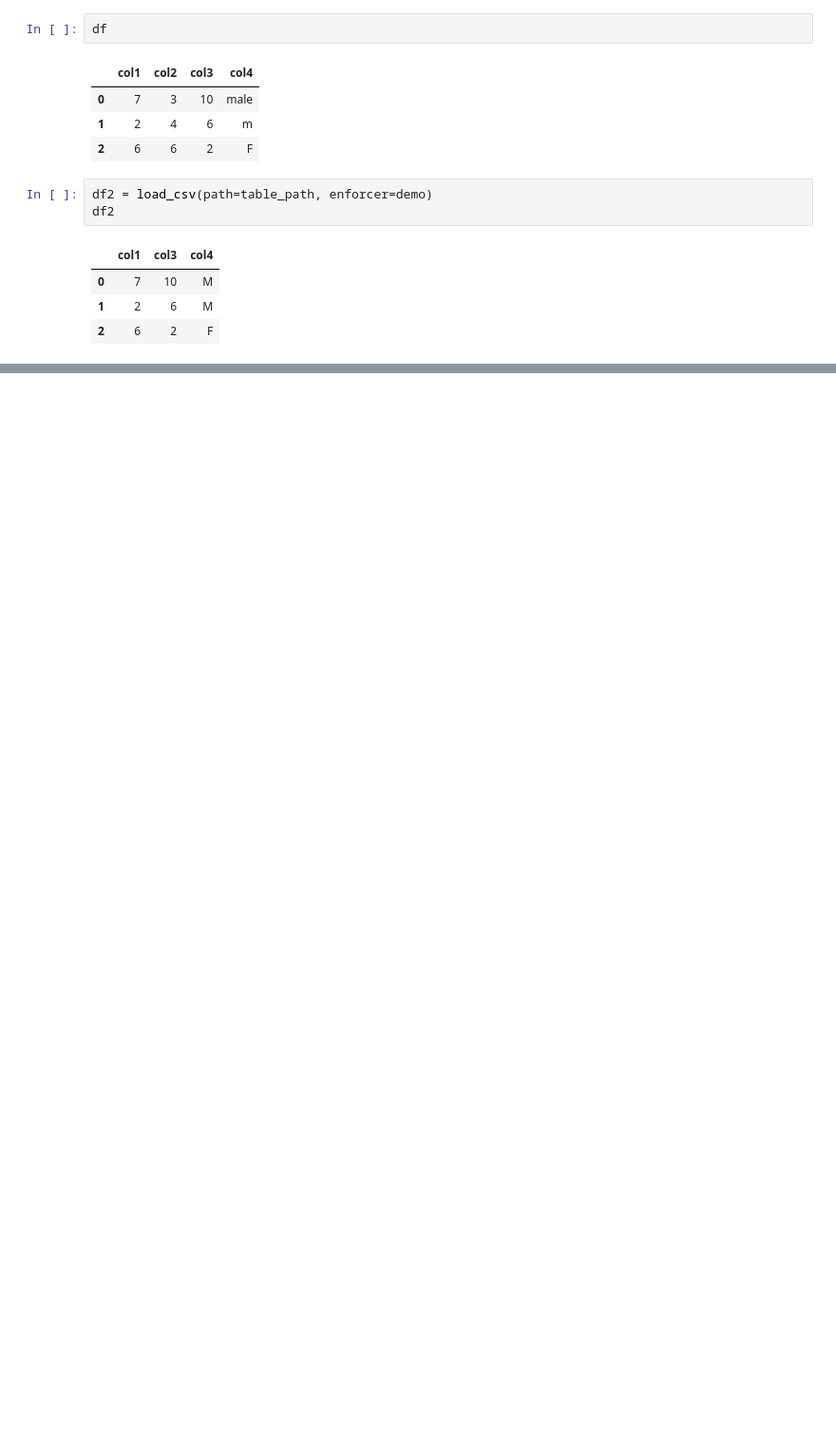
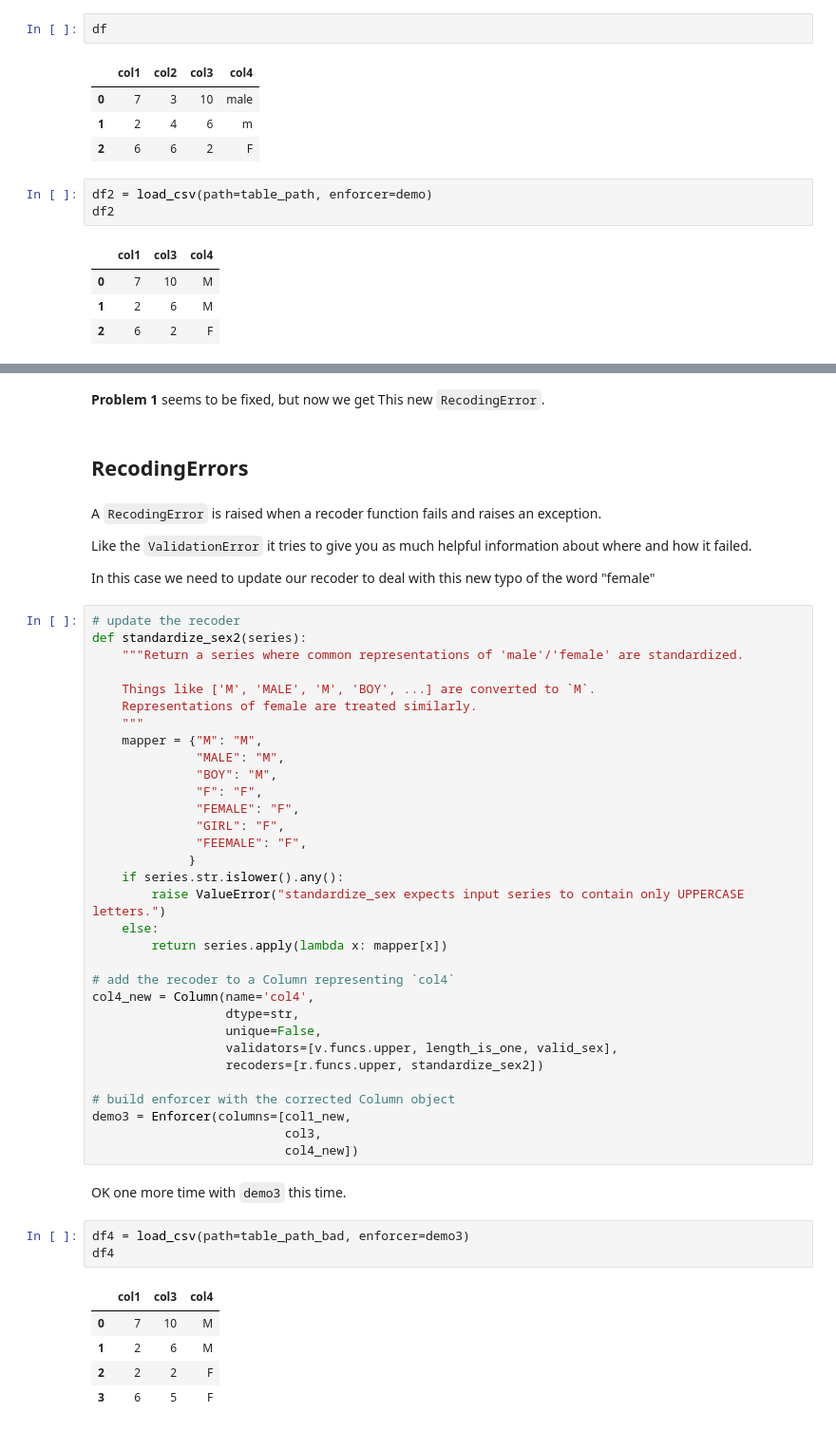
Before and after one commit to xguse/table_enforcer, a Jupyter notebook: docs/demo_notebook/Usage_Demo.ipynb, the cells around one changed output, grey strips where cells are left out. Shown at 95% size. Drawn from its saved outputs; the diff is of its cells as text; blank space fills up the shorter version.

Commit message:
Updated Docs version Usage_Demo.ipynb

```diff
--- a/docs/demo_notebook/Usage_Demo.ipynb
+++ b/docs/demo_notebook/Usage_Demo.ipynb
@@ -319,0 +379,53 @@ ValidationError: 'FEEMALE'
+# %% [markdown]
+__Problem 1__ seems to be fixed, but now we get This new `RecodingError`.
+# %% [markdown]
+## RecodingErrors
+# %% [markdown]
+A `RecodingError` is raised when a recoder function fails and raises an exception.
+
+Like the `ValidationError` it tries to give you as much helpful information about where and how it failed.
+
+In this case we need to update our recoder to deal with this new typo of the word "female"
+# %%
+# update the recoder
+def standardize_sex2(series):
+    """Return a series where common representations of 'male'/'female' are standardized.
+
+    Things like ['M', 'MALE', 'M', 'BOY', ...] are converted to `M`.
+    Representations of female are treated similarly.
+    """
+    mapper = {"M": "M",
+              "MALE": "M",
+              "BOY": "M",
+              "F": "F",
+              "FEMALE": "F",
+              "GIRL": "F",
+              "FEEMALE": "F",
+             }
+    if series.str.islower().any():
+        raise ValueError("standardize_sex expects input series to contain only UPPERCASE letters.")
+    else:
+        return series.apply(lambda x: mapper[x])
+
+# add the recoder to a Column representing `col4`
+col4_new = Column(name='col4',
+                  dtype=str,
+                  unique=False,
+                  validators=[v.funcs.upper, length_is_one, valid_sex],
+                  recoders=[r.funcs.upper, standardize_sex2])
+
+# build enforcer with the corrected Column object
+demo3 = Enforcer(columns=[col1_new,
+                          col3,
+                          col4_new])
+# %% [markdown]
+OK one more time with `demo3` this time.
+# %%
+df4 = load_csv(path=table_path_bad, enforcer=demo3)
+df4
+# %% [output]
+|  | col1 | col3 | col4 |
+| 0 | 7 | 10 | M |
+| 1 | 2 | 6 | M |
+| 2 | 2 | 2 | F |
+| 3 | 6 | 5 | F |
```
Also changed, not shown: parts of 26 cells of this notebook.
